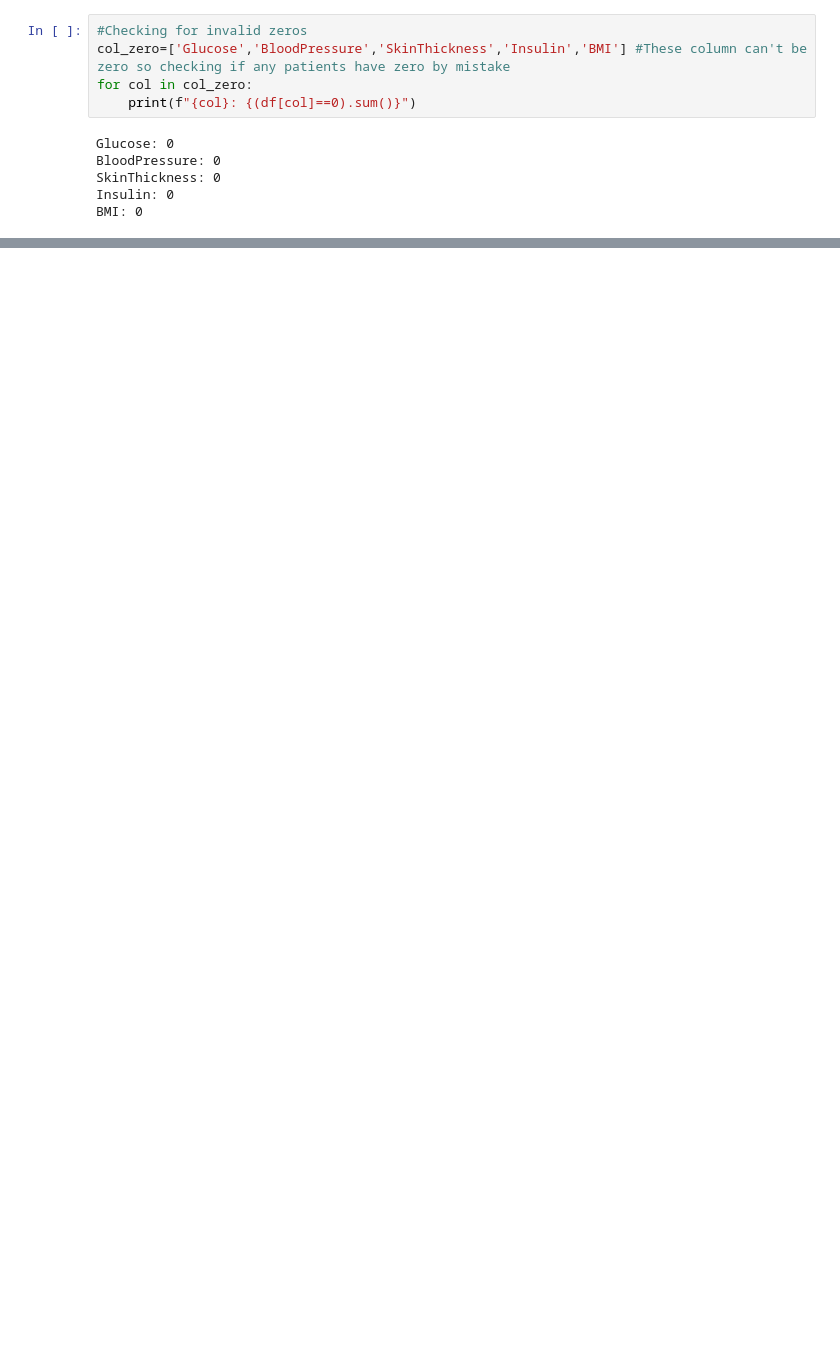
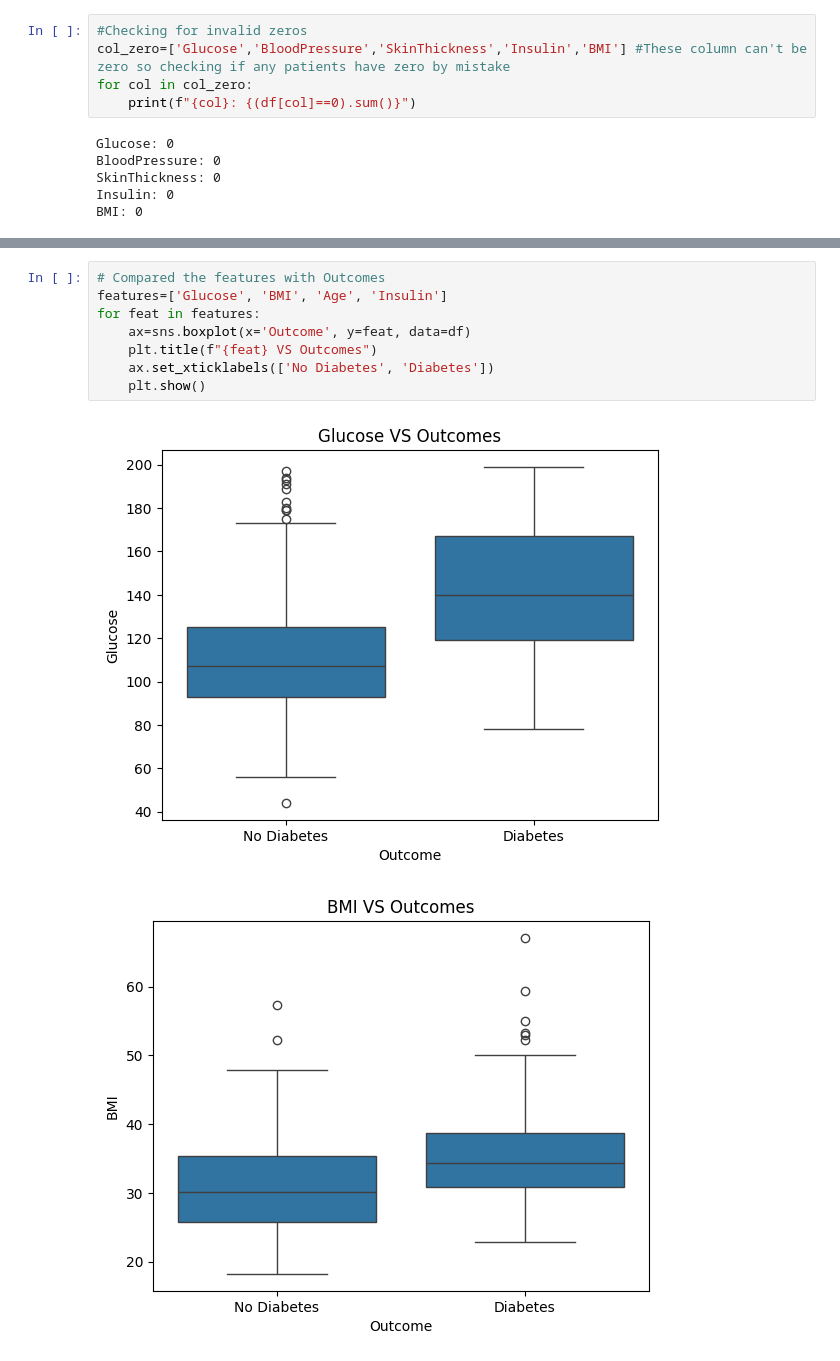
Before and after one commit to Seetharamanrs/Diabetes_Classification, a Jupyter notebook: Notebook/diabetes_analysis.ipynb, the cells around one changed output, grey strips where cells are left out. Saved outputs shown, nothing was run; the diff lists cells and outputs as text; blank space fills up the shorter version.

```diff
--- a/Notebook/diabetes_analysis.ipynb
+++ b/Notebook/diabetes_analysis.ipynb
@@ -60,0 +79,11 @@ BMI: 0
+# %%
+# Compared the features with Outcomes
+features=['Glucose', 'BMI', 'Age', 'Insulin']
+for feat in features:
+    ax=sns.boxplot(x='Outcome', y=feat, data=df)
+    plt.title(f"{feat} VS Outcomes")
+    ax.set_xticklabels(['No Diabetes', 'Diabetes'])
+    plt.show()
+# %% [output]
+[figure, added]
+[figure, added]
```
Also changed, not shown: parts of 9 cells of this notebook.
